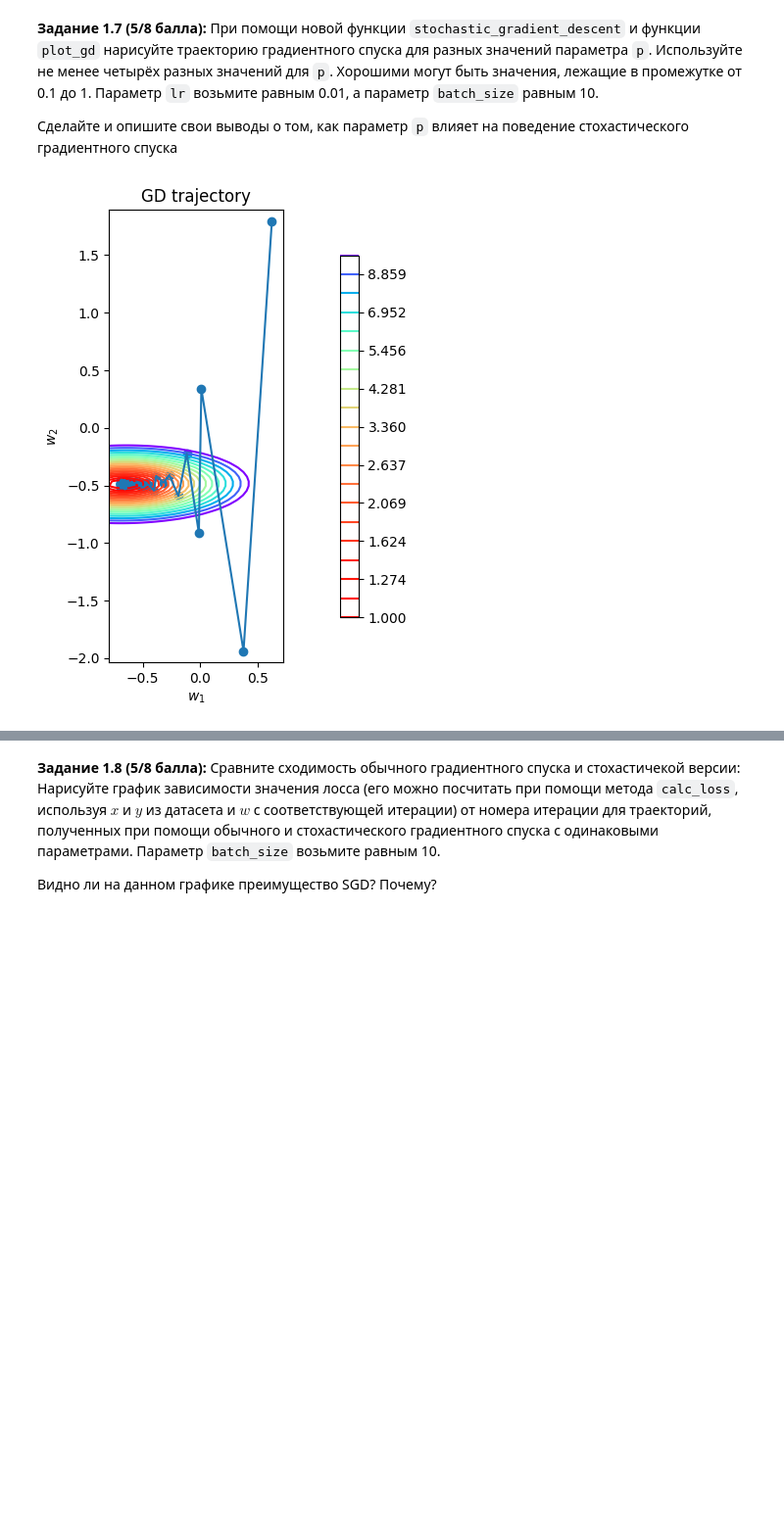
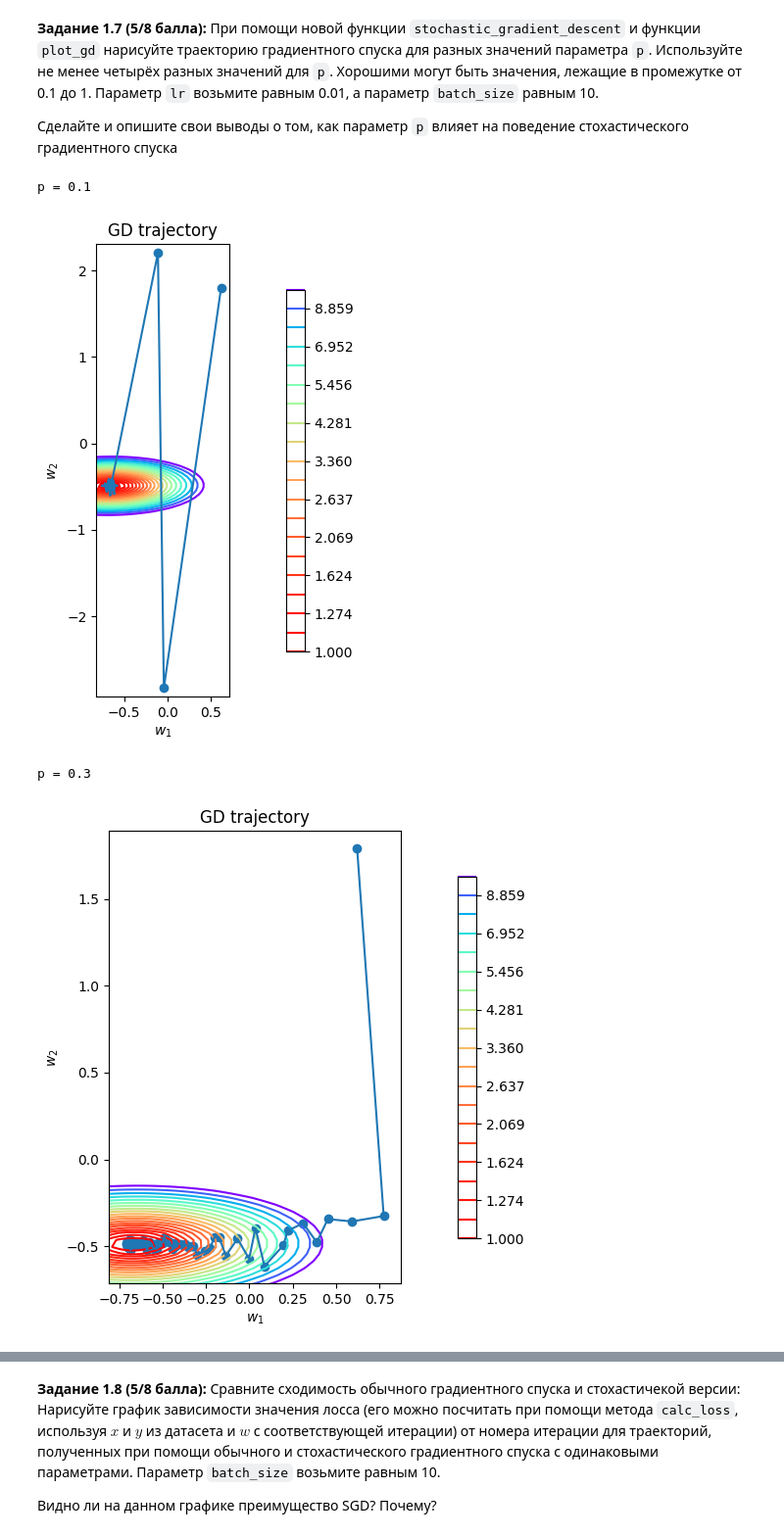
Before and after one commit to vctriusss/iad-ds-homeworks, a Jupyter notebook: hw05_gd.ipynb, the cells around one changed output, grey strips where cells are left out. Shown: that part at 98% size. Drawn from its saved outputs; the diff is of its cells as text; code cells hidden in the pictures; blank space fills up the shorter version.

```diff
--- a/hw05_gd.ipynb
+++ b/hw05_gd.ipynb
@@ -412,9 +441,13 @@ def stochastic_gradient_descent(
 Параметр `lr` возьмите равным 0.01, а параметр `batch_size` равным 10.
 
 Сделайте и опишите свои выводы о том, как параметр `p` влияет на поведение стохастического градиентного спуска
-# %%
-# -- YOUR CODE HERE --
-w_list = stochastic_gradient_descent(w_init, X, y, loss, 0.01, 50, 0.08)
-plot_gd(w_list, X, y, loss)
-# %% [output]
-[figure, removed]
+# %%
+for p in [0.1, 0.3, 0.5, 0.7]:
+    print(f'p = {p}')
+    w_list = stochastic_gradient_descent(*params, p=p, lr=0.01, batch_size=10, n_iterations=100)
+    plot_gd(w_list, *params[1:])
+# %% [output]
+p = 0.1
+[figure, added]
+p = 0.3
+[figure, added]
```
Also changed, not shown: parts of 32 cells of this notebook.
